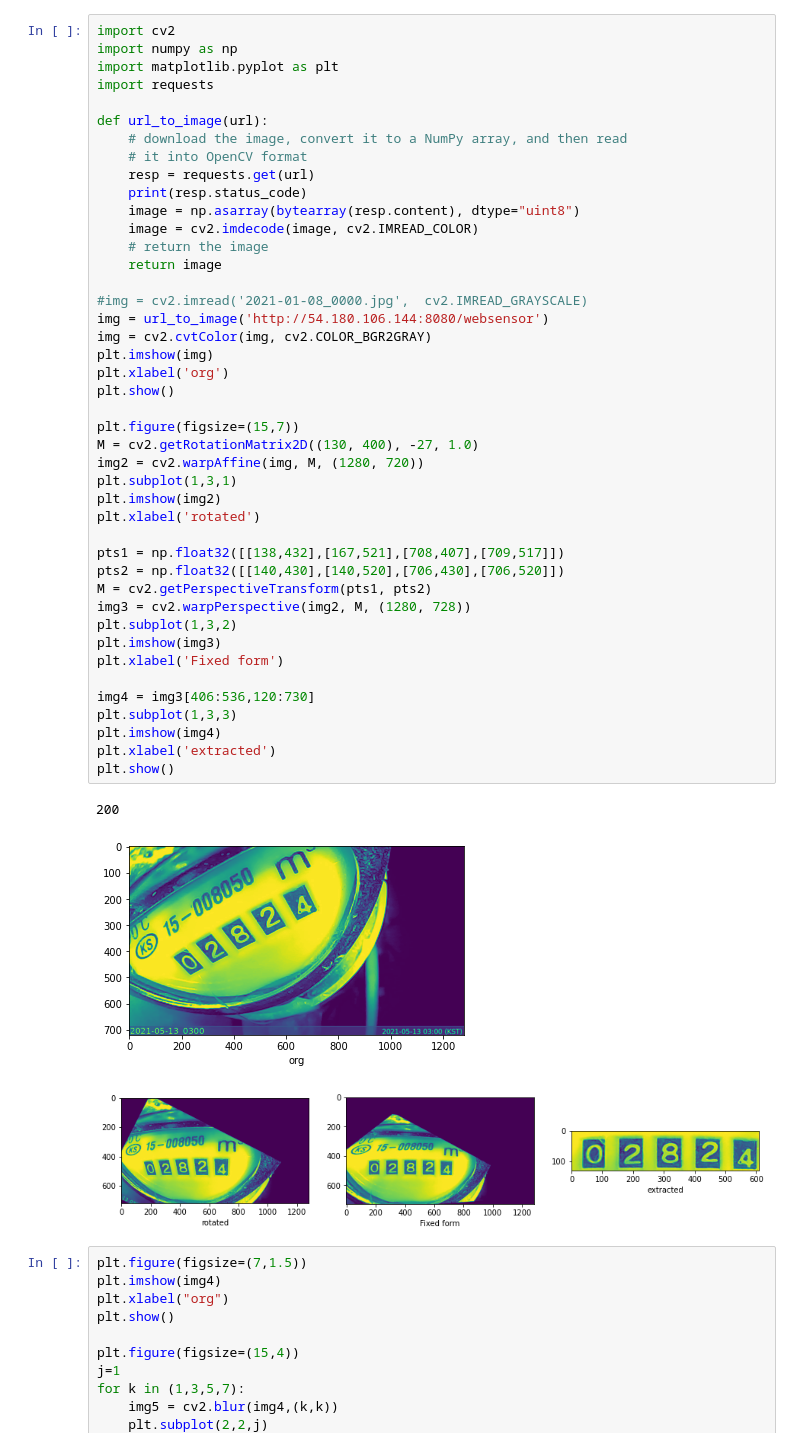
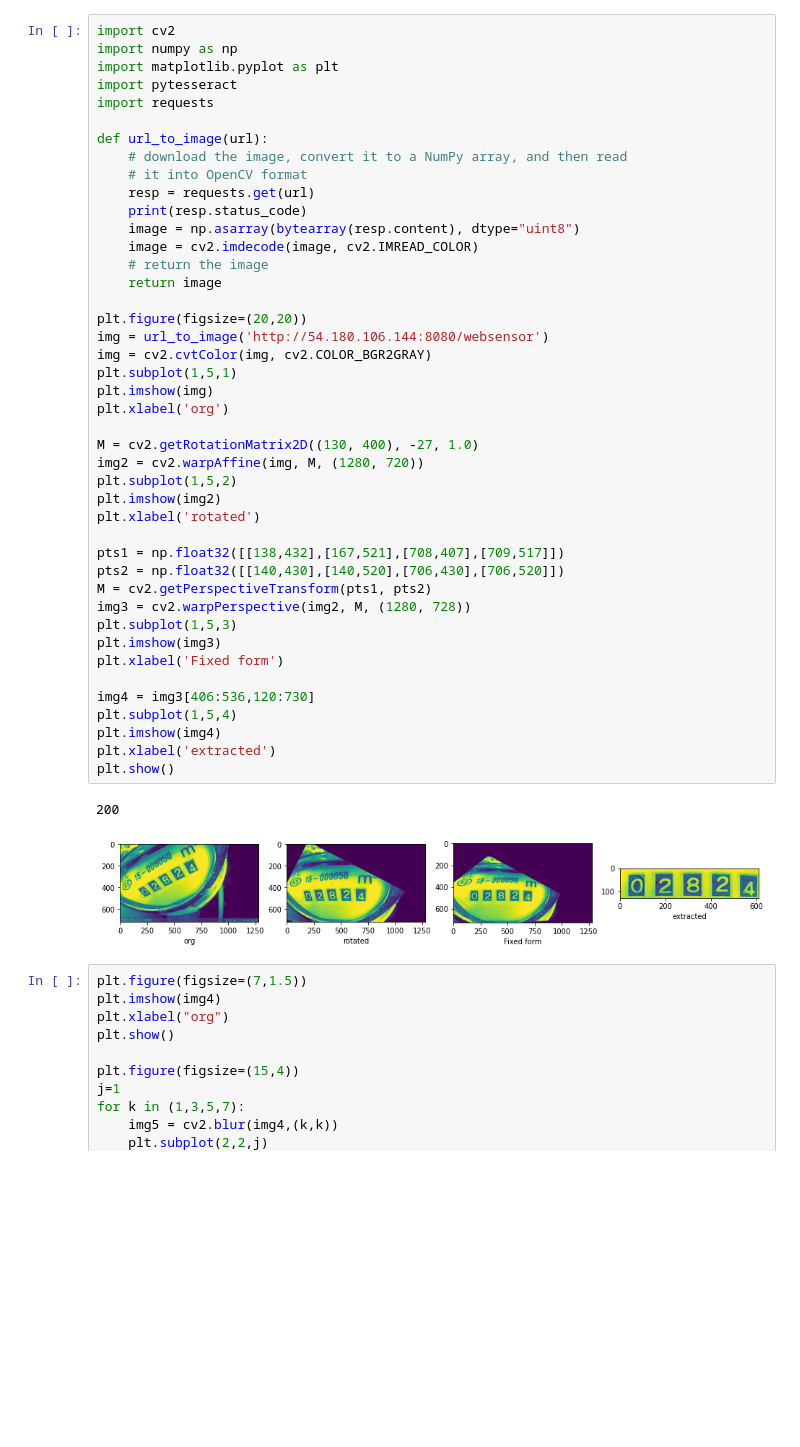
Before and after one commit to ekyuho/Project-X, a Jupyter notebook: Levels/003_meter_reading/02_extract_digits/get_digits.ipynb, the cells around one changed output. Cells and saved outputs as stored; diff of their text form; blank space fills up the shorter version.

```diff
--- a/Levels/003_meter_reading/02_extract_digits/get_digits.ipynb
+++ b/Levels/003_meter_reading/02_extract_digits/get_digits.ipynb
@@ -2,6 +2,7 @@
 import cv2
 import numpy as np
 import matplotlib.pyplot as plt
+import pytesseract
 import requests
 
 def url_to_image(url):
@@ -10,41 +11,39 @@ def url_to_image(url):
     resp = requests.get(url)
     print(resp.status_code)
     image = np.asarray(bytearray(resp.content), dtype="uint8")
     image = cv2.imdecode(image, cv2.IMREAD_COLOR)
     # return the image
     return image
 
-#img = cv2.imread('2021-01-08_0000.jpg',  cv2.IMREAD_GRAYSCALE)
+plt.figure(figsize=(20,20))
 img = url_to_image('http://54.180.106.144:8080/websensor')
 img = cv2.cvtColor(img, cv2.COLOR_BGR2GRAY)
+plt.subplot(1,5,1)
 plt.imshow(img)
 plt.xlabel('org')
-plt.show()
 
-plt.figure(figsize=(15,7))
 M = cv2.getRotationMatrix2D((130, 400), -27, 1.0)
 img2 = cv2.warpAffine(img, M, (1280, 720))
-plt.subplot(1,3,1)
+plt.subplot(1,5,2)
 plt.imshow(img2)
 plt.xlabel('rotated')
 
 pts1 = np.float32([[138,432],[167,521],[708,407],[709,517]])
 pts2 = np.float32([[140,430],[140,520],[706,430],[706,520]])
 M = cv2.getPerspectiveTransform(pts1, pts2)
 img3 = cv2.warpPerspective(img2, M, (1280, 728))
-plt.subplot(1,3,2)
+plt.subplot(1,5,3)
 plt.imshow(img3)
 plt.xlabel('Fixed form')
 
 img4 = img3[406:536,120:730]
-plt.subplot(1,3,3)
+plt.subplot(1,5,4)
 plt.imshow(img4)
 plt.xlabel('extracted')
 plt.show()
 # %% [output]
 200
-[figure, old version]
+[figure, new version]
-[figure, removed]
 # %%
 plt.figure(figsize=(7,1.5))
 plt.imshow(img4)
```
Also changed, not shown: 3 other files.
